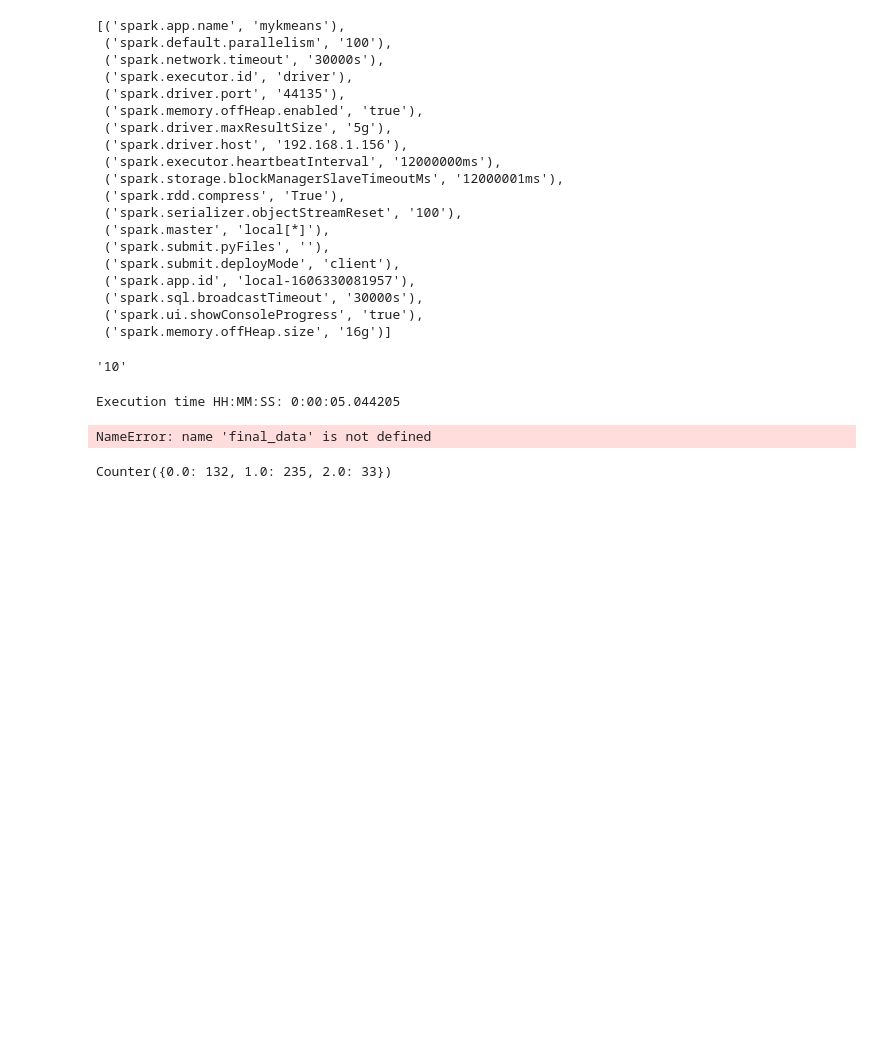
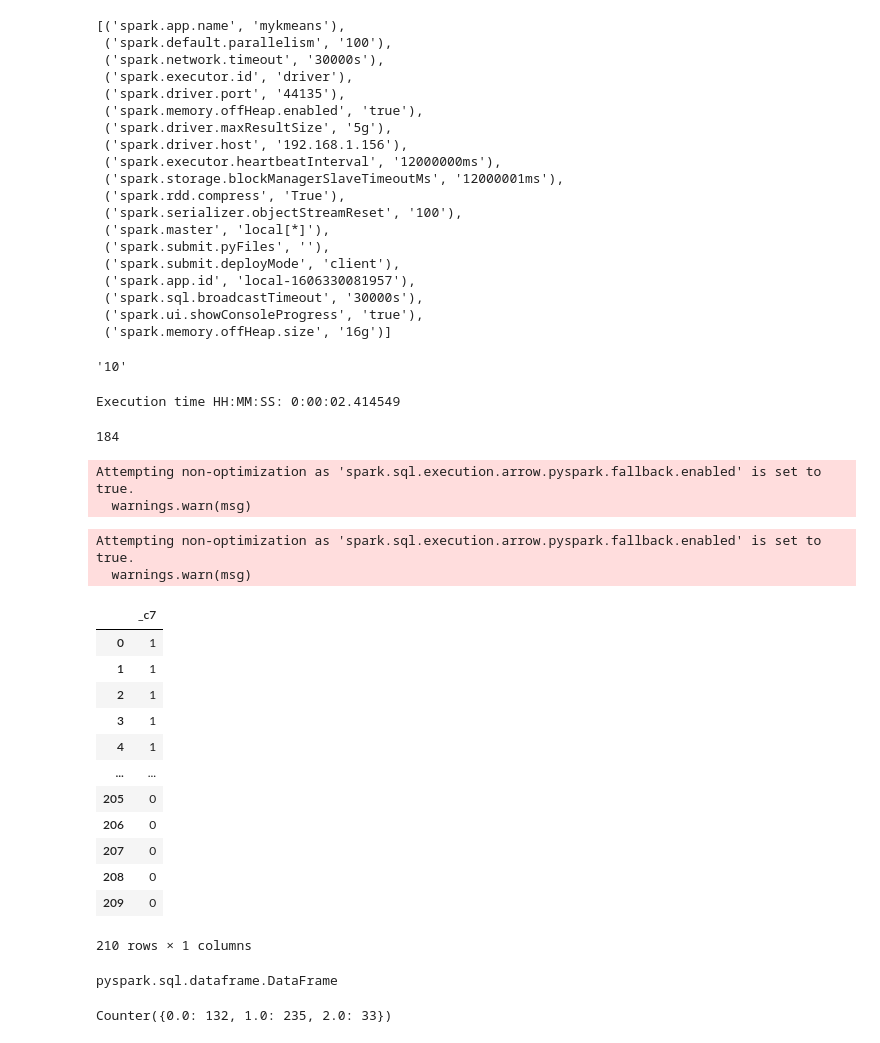
Before and after one commit to aminkhod/BigData_clustering, a Jupyter notebook: clustering.ipynb, the cells around one changed output. Drawn from its saved outputs; the diff is of its cells as text; code cells hidden in the pictures; blank space fills up the shorter version.

```diff
--- a/clustering.ipynb
+++ b/clustering.ipynb
@@ -360,7 +339,8 @@ for i in range(1,k-1):
 i= k-1
 
 data_cent11 = data_cent_5_persist.join(broadcast(next_selected))
-data_cent11 = data_cent11.withColumn(str(i),squaree_spark1(data_cent11.columns[0],data_cent11.columns[1],                                                       data_cent11.columns[k+2],data_cent11.columns[k+3]))
+data_cent11 = data_cent11.withColumn(str(i),squaree_spark1(data_cent11.columns[0],data_cent11.columns[1],
+                                                           data_cent11.columns[k+2],data_cent11.columns[k+3]))
 data_cent11 = data_cent11.drop('mindist').drop(data_cent11.columns[k+2]).drop(data_cent11.columns[k+3])
 data_cent11.show()
 # %% [output]
@@ -460,30 +440,59 @@ def UpdateCentroid(x):
 
     update_new_centroid = next_centroid.groupBy('defined_cluster').avg('first_numeric', 'second_numeric')
     return update_new_centroid, next_centroid
+# %%
+new_centroid_persist = new_centroid.persist(StorageLevel.MEMORY_AND_DISK)
+# %%
+final_data = new_centroid
+# %%
+start = timer()
+
+for i in range(20):
+
+    new_centroid_persist, final_data = UpdateCentroid(new_centroid_persist)
 # %%
 end = timer()
 print ("Execution time HH:MM:SS:",timedelta(seconds=end-start))
 # %% [output]
-Execution time HH:MM:SS: 0:00:05.044205
+Execution time HH:MM:SS: 0:00:02.414549
 # %%
 final_data = final_data.withColumnRenamed('avg(first_numeric)','cent_x').withColumnRenamed('avg(second_numeric)','cent_y')
 
 final_data1 = final_data.select('defined_cluster')
 
 final_data1.count()
-
-final_data3 = final_data1.toPandas()
-
-
-#read csv
-true_label = spark.read.format('csv').option('header','True').option('index','True').load('y_102.csv')
-
-true_label_list = final_data1.toPandas()
-
-true_label_list
-
-final_data1.write.csv('cluster_label_718.csv')
-
-final_data.repartition(1).write.csv('kmeans_output11.csv')
 # %% [output]
-NameError: name 'final_data' is not defined
+184
+# %%
+final_data3 = final_data1.toPandas()
+# %% [output]
+Attempting non-optimization as 'spark.sql.execution.arrow.pyspark.fallback.enabled' is set to true.
+  warnings.warn(msg)
+# %%
+#read csv
+
+true_label = spark.read.format('csv').option('header','False').option('index','True').load('seeds.csv')
+true_label = true_label.select('_c7')
+true_label_list = final_data1.toPandas()
+true_label_list
+true_label.toPandas()
+# %% [output]
+Attempting non-optimization as 'spark.sql.execution.arrow.pyspark.fallback.enabled' is set to true.
+  warnings.warn(msg)
+|  | _c7 |
+| 0 | 1 |
+| 1 | 1 |
+| 2 | 1 |
+| 3 | 1 |
+| 4 | 1 |
+| ... | ... |
+| 205 | 0 |
+| 206 | 0 |
+| 207 | 0 |
+| 208 | 0 |
+| 209 | 0 |
+210 rows × 1 columns
+# %%
+type(final_data1)
+# %% [output]
+pyspark.sql.dataframe.DataFrame
```
Also changed, not shown: parts of 7 cells of this notebook, 9 other files.
